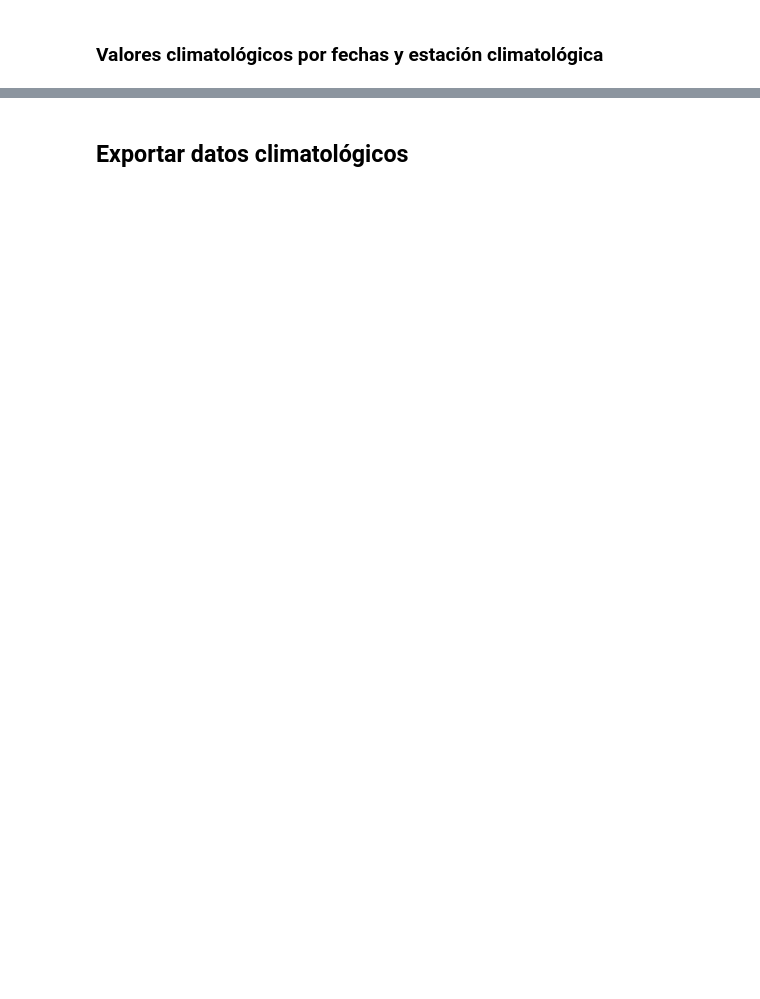
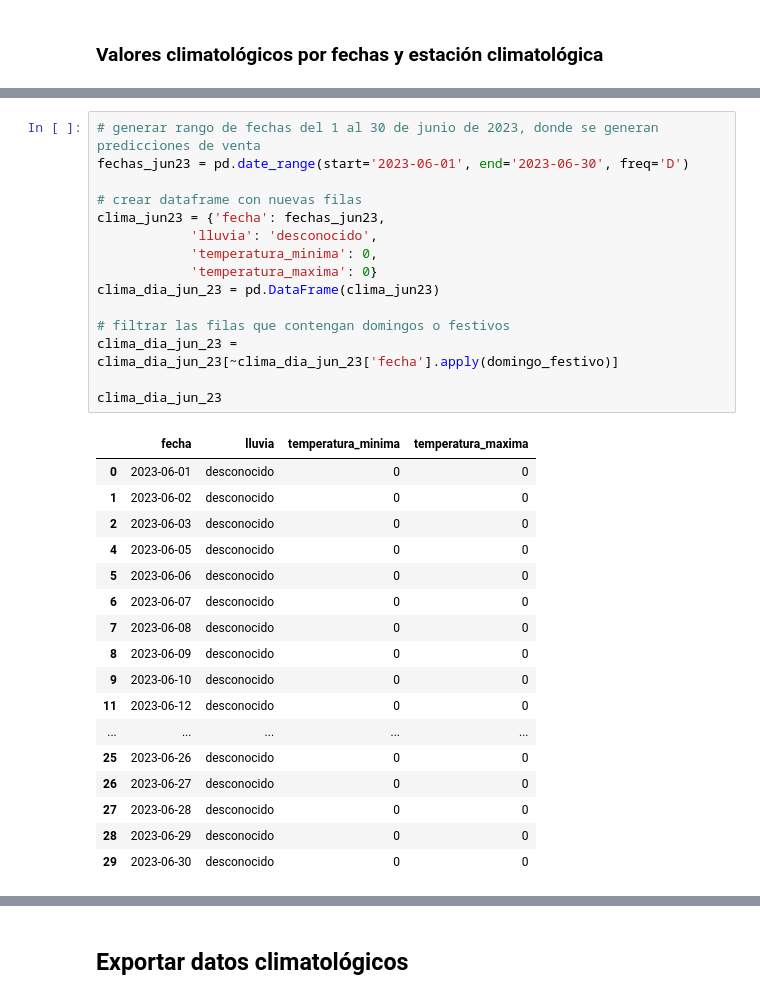
Before and after one commit to dapafer/auto_Pr-PSV, a Jupyter notebook: src/scraping/AEMET_data_API.ipynb, the cells around one changed output, grey strips where cells are left out. Drawn from its saved outputs; the diff is of its cells as text; blank space fills up the shorter version.

```diff
--- a/src/scraping/AEMET_data_API.ipynb
+++ b/src/scraping/AEMET_data_API.ipynb
@@ -220,0 +288,33 @@ clima_dia_ene_may23_df
+# %%
+# generar rango de fechas del 1 al 30 de junio de 2023, donde se generan predicciones de venta
+fechas_jun23 = pd.date_range(start='2023-06-01', end='2023-06-30', freq='D')
+
+# crear dataframe con nuevas filas
+clima_jun23 = {'fecha': fechas_jun23,
+            'lluvia': 'desconocido',
+            'temperatura_minima': 0,
+            'temperatura_maxima': 0}
+clima_dia_jun_23 = pd.DataFrame(clima_jun23)
+
+# filtrar las filas que contengan domingos o festivos
+clima_dia_jun_23 = clima_dia_jun_23[~clima_dia_jun_23['fecha'].apply(domingo_festivo)]
+
+clima_dia_jun_23
+# %% [output]
+|  | fecha | lluvia | temperatura_minima | temperatura_maxima |
+| 0 | 2023-06-01 | desconocido | 0 | 0 |
+| 1 | 2023-06-02 | desconocido | 0 | 0 |
+| 2 | 2023-06-03 | desconocido | 0 | 0 |
+| 4 | 2023-06-05 | desconocido | 0 | 0 |
+| 5 | 2023-06-06 | desconocido | 0 | 0 |
+| 6 | 2023-06-07 | desconocido | 0 | 0 |
+| 7 | 2023-06-08 | desconocido | 0 | 0 |
+| 8 | 2023-06-09 | desconocido | 0 | 0 |
+| 9 | 2023-06-10 | desconocido | 0 | 0 |
+| 11 | 2023-06-12 | desconocido | 0 | 0 |
+| ... | ... | ... | ... | ... |
+| 25 | 2023-06-26 | desconocido | 0 | 0 |
+| 26 | 2023-06-27 | desconocido | 0 | 0 |
+| 27 | 2023-06-28 | desconocido | 0 | 0 |
+| 28 | 2023-06-29 | desconocido | 0 | 0 |
+| 29 | 2023-06-30 | desconocido | 0 | 0 |
```
Also changed, not shown: parts of 16 cells of this notebook, 12 other files.
